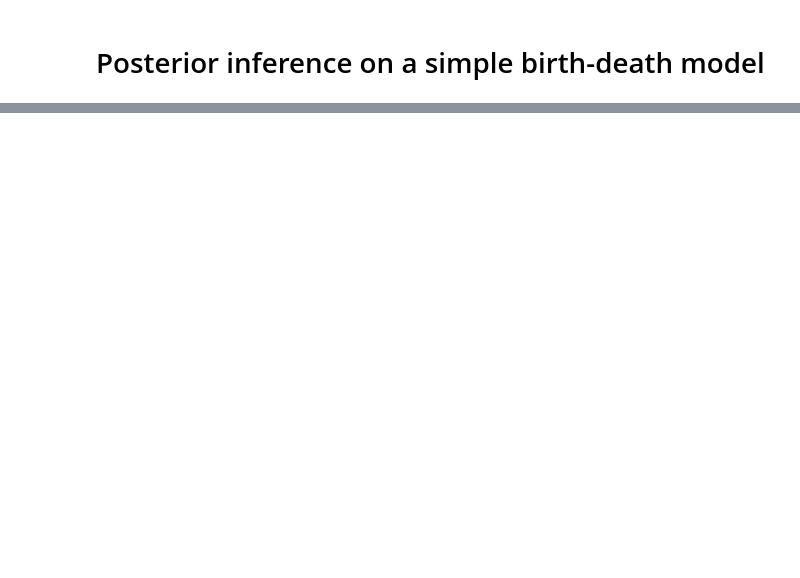
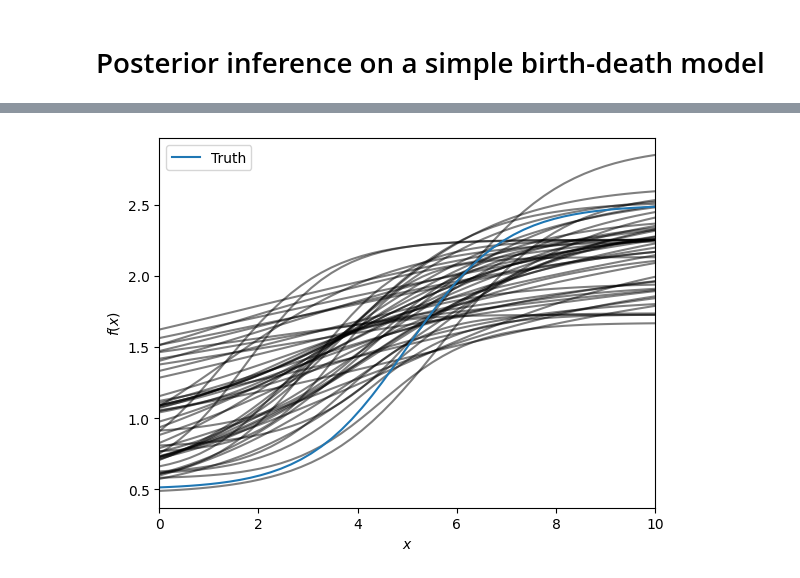
Before and after one commit to matsengrp/gcdyn, a Jupyter notebook: notebooks/inference/birth_death/geweke_test/mcmc-demo.ipynb, the cells around one changed output, grey strips where cells are left out. Drawn from its saved outputs; the diff is of its cells as text; code cells hidden in the pictures; blank space fills up the shorter version.

```diff
--- a/notebooks/inference/birth_death/geweke_test/mcmc-demo.ipynb
+++ b/notebooks/inference/birth_death/geweke_test/mcmc-demo.ipynb
@@ -125,0 +142,20 @@ Accepted 59.38% of death response proposals
+# %%
+birth_samples = []
+
+for i in range(len(samples["xscale"])):
+    response = poisson.SigmoidResponse(
+        xscale=samples["xscale"][i].item(),
+        xshift=samples["xshift"][i].item(),
+        yscale=samples["yscale"][i].item(),
+        yshift=samples["yshift"][i].item(),
+    )
+
+    birth_samples.append(response)
+# %%
+utils.plot_responses(
+    *birth_samples[-50:],
+    Truth=true_parameters["birth_response"],
+    x_range=(0, 10),
+)
+# %% [output]
+[figure, added]
```
Also changed, not shown: parts of 10 cells of this notebook, 1 other file.
